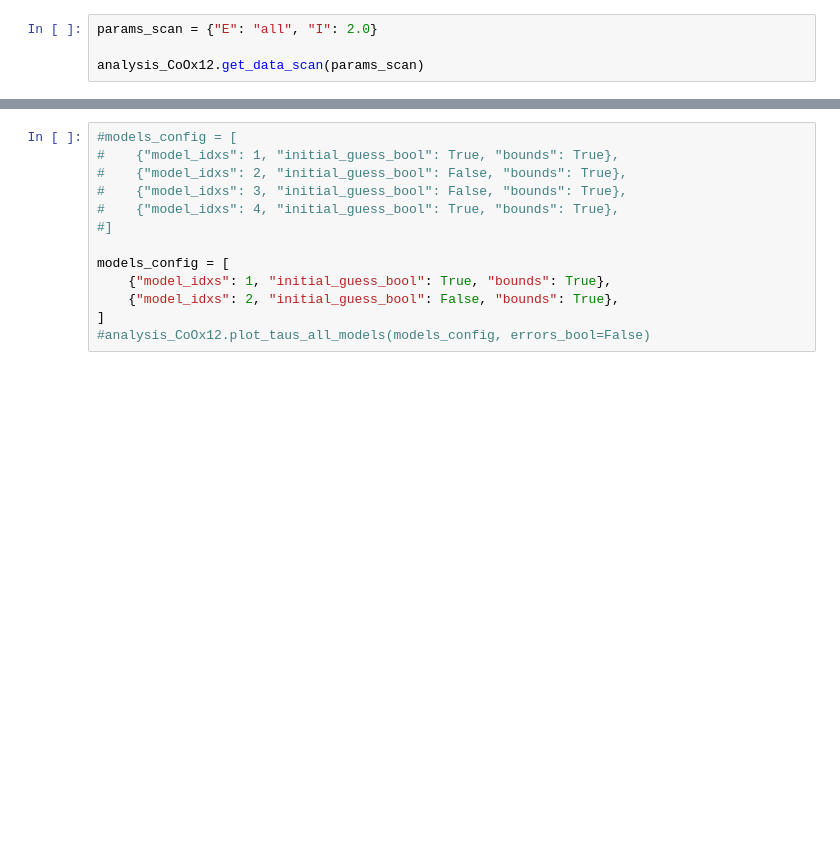
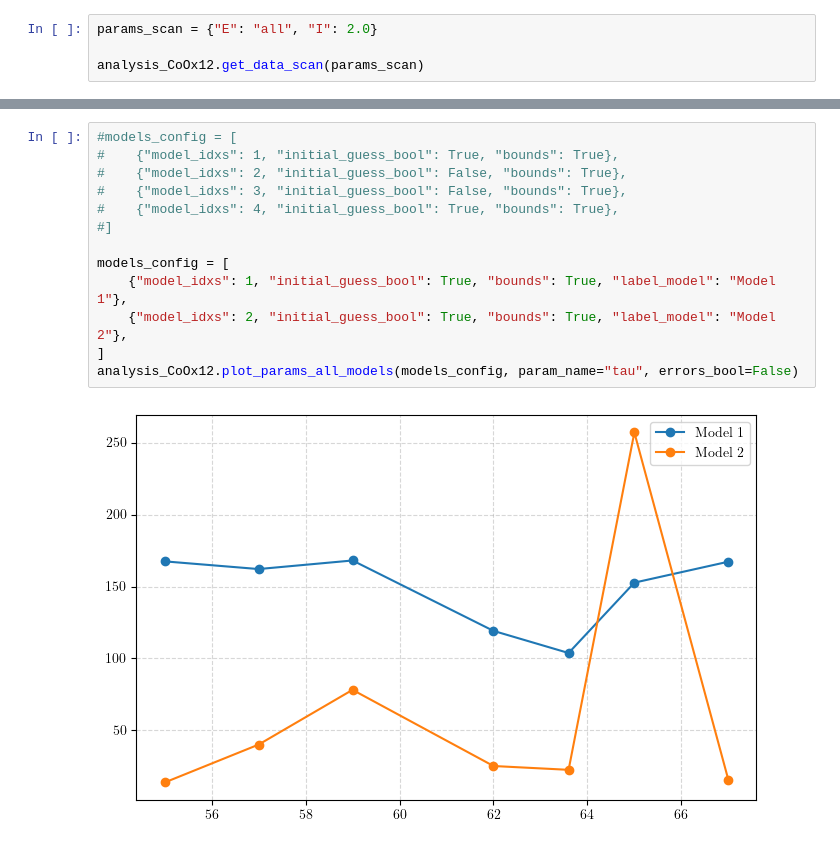
Before and after one commit to Spoksonat/transient_grating_project, a Jupyter notebook: src/results_tg.ipynb, the cells around one changed output, grey strips where cells are left out. Cells and saved outputs as stored; diff of their text form; blank space fills up the shorter version.

```diff
--- a/src/results_tg.ipynb
+++ b/src/results_tg.ipynb
@@ -36,13 +36,15 @@ analysis_CoOx12.plot_stacked_signals(limits_time=limits_time, limits_signal=limi
 # %%
 #models_config = [
 #    {"model_idxs": 1, "initial_guess_bool": True, "bounds": True},
 #    {"model_idxs": 2, "initial_guess_bool": False, "bounds": True},
 #    {"model_idxs": 3, "initial_guess_bool": False, "bounds": True},
 #    {"model_idxs": 4, "initial_guess_bool": True, "bounds": True},
 #]
 
 models_config = [
-    {"model_idxs": 1, "initial_guess_bool": True, "bounds": True},
-    {"model_idxs": 2, "initial_guess_bool": False, "bounds": True},
+    {"model_idxs": 1, "initial_guess_bool": True, "bounds": True, "label_model": "Model 1"},
+    {"model_idxs": 2, "initial_guess_bool": True, "bounds": True, "label_model": "Model 2"},
 ]
-#analysis_CoOx12.plot_taus_all_models(models_config, errors_bool=False)
+analysis_CoOx12.plot_params_all_models(models_config, param_name="tau", errors_bool=False)
+# %% [output]
+[figure, added]
```
Also changed, not shown: parts of 5 cells of this notebook, 10 other files.
